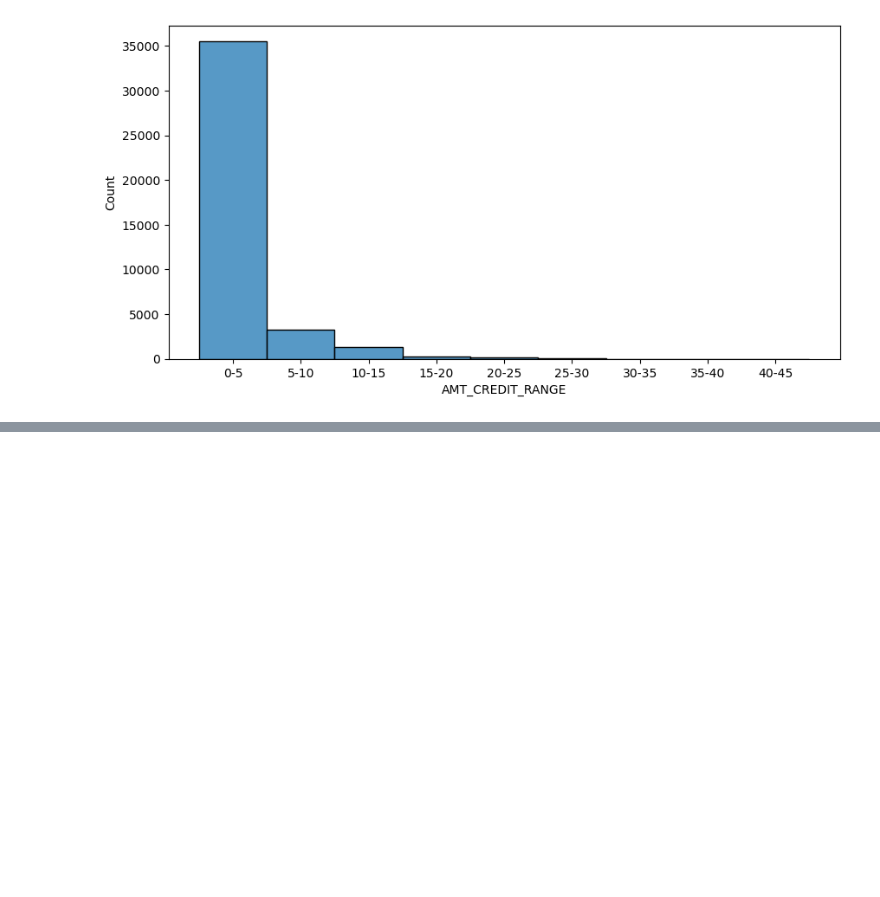
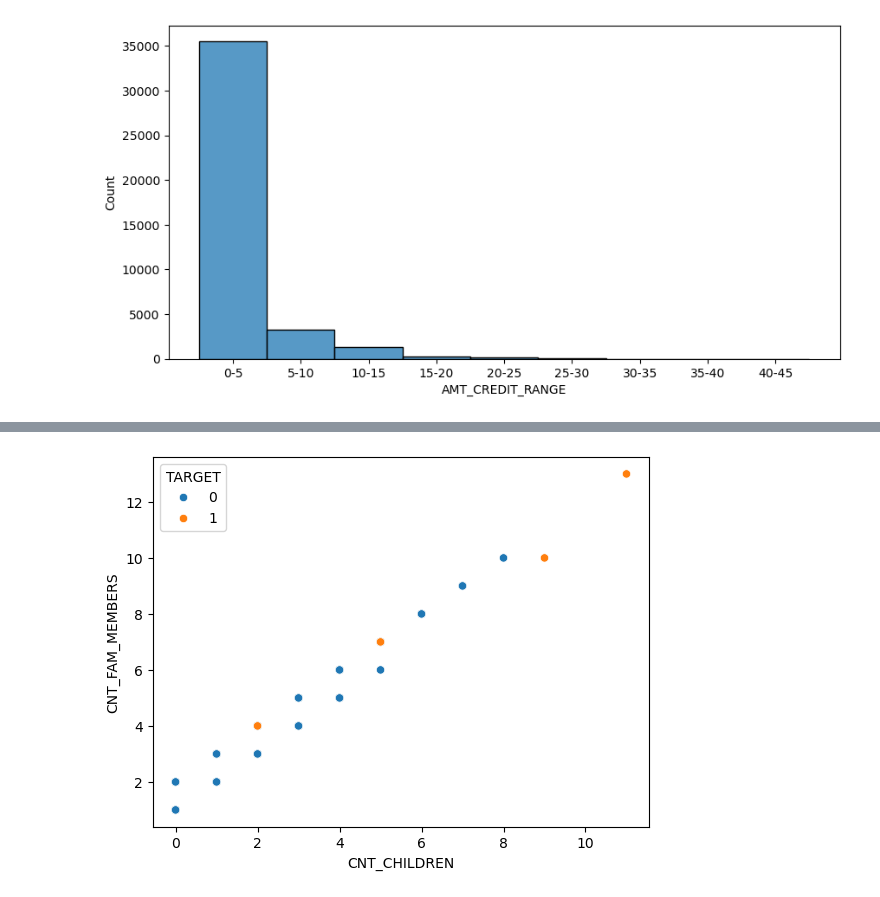
Before and after one commit to Rider-04/daily-python-data-lab, a Jupyter notebook: 03_pandas/bank_loan_case_study.ipynb, the cells around one changed output, grey strips where cells are left out. Cells and saved outputs as stored; diff of their text form; code cells hidden in the pictures; blank space fills up the shorter version.

```diff
--- a/03_pandas/bank_loan_case_study.ipynb
+++ b/03_pandas/bank_loan_case_study.ipynb
@@ -1901,0 +1958,5 @@ plt.show()
+# %%
+sns.scatterplot(x="CNT_CHILDREN",y="CNT_FAM_MEMBERS",data=df_app,hue="TARGET")
+plt.show()
+# %% [output]
+[figure, added]
```
Also changed, not shown: parts of 14 cells of this notebook.
